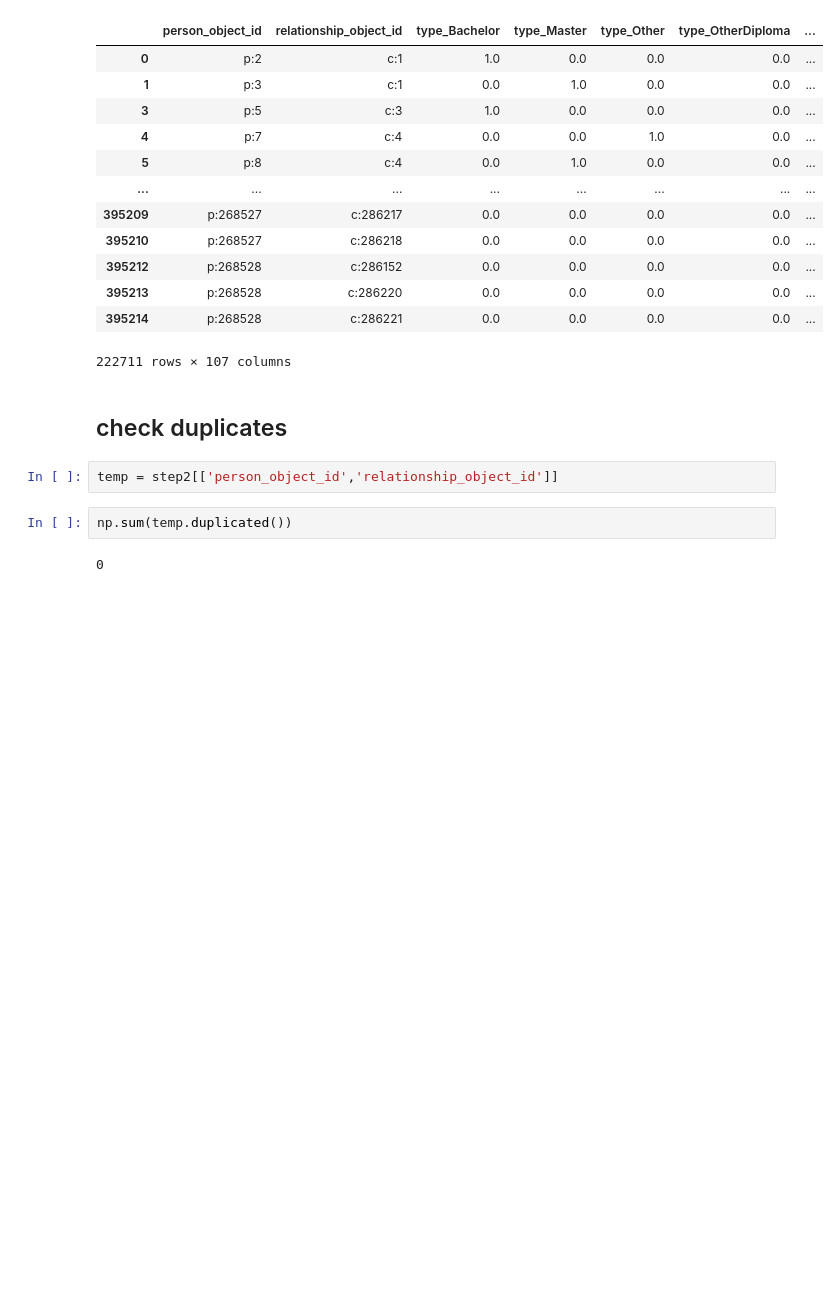
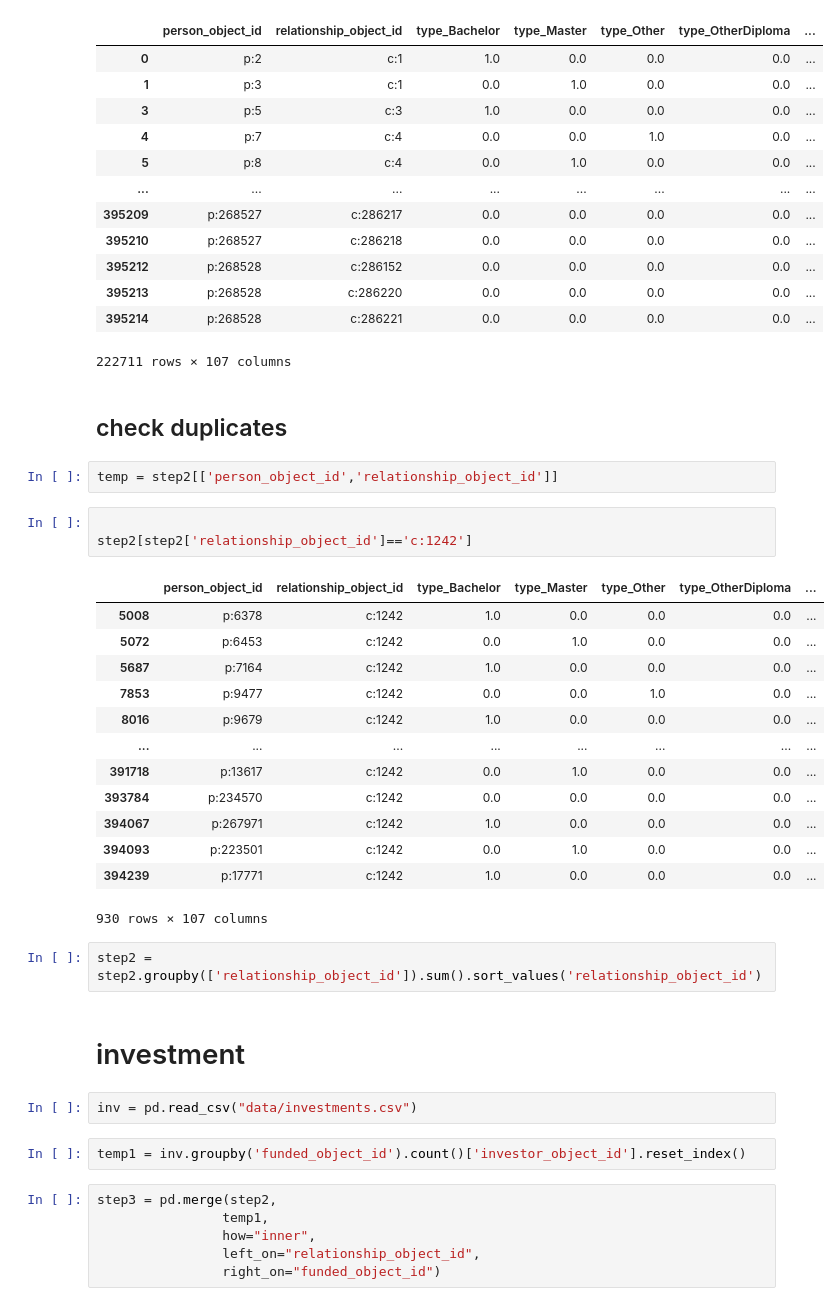
Before and after one commit to Mingxi-Huang/ORIE4740-FinalProject, a Jupyter notebook: create_training_set.ipynb, the cells around one changed output. Saved outputs shown, nothing was run; the diff lists cells and outputs as text; blank space fills up the shorter version.

```diff
--- a/create_training_set.ipynb
+++ b/create_training_set.ipynb
@@ -170,7 +170,34 @@ step2
 ## check duplicates
 # %%
 temp = step2[['person_object_id','relationship_object_id']]
-# %%
-np.sum(temp.duplicated())
-# %% [output]
-0
+# %%
+
+step2[step2['relationship_object_id']=='c:1242']
+# %% [output]
+|  | person_object_id | relationship_object_id | type_Bachelor | type_Master | type_Other | type_OtherDiploma | ... |
+| 5008 | p:6378 | c:1242 | 1.0 | 0.0 | 0.0 | 0.0 | ... |
+| 5072 | p:6453 | c:1242 | 0.0 | 1.0 | 0.0 | 0.0 | ... |
+| 5687 | p:7164 | c:1242 | 1.0 | 0.0 | 0.0 | 0.0 | ... |
+| 7853 | p:9477 | c:1242 | 0.0 | 0.0 | 1.0 | 0.0 | ... |
+| 8016 | p:9679 | c:1242 | 1.0 | 0.0 | 0.0 | 0.0 | ... |
+| ... | ... | ... | ... | ... | ... | ... | ... |
+| 391718 | p:13617 | c:1242 | 0.0 | 1.0 | 0.0 | 0.0 | ... |
+| 393784 | p:234570 | c:1242 | 0.0 | 0.0 | 0.0 | 0.0 | ... |
+| 394067 | p:267971 | c:1242 | 1.0 | 0.0 | 0.0 | 0.0 | ... |
+| 394093 | p:223501 | c:1242 | 0.0 | 1.0 | 0.0 | 0.0 | ... |
+| 394239 | p:17771 | c:1242 | 1.0 | 0.0 | 0.0 | 0.0 | ... |
+930 rows × 107 columns
+# %%
+step2 = step2.groupby(['relationship_object_id']).sum().sort_values('relationship_object_id')
+# %% [markdown]
+# investment
+# %%
+inv = pd.read_csv("data/investments.csv")
+# %%
+temp1 = inv.groupby('funded_object_id').count()['investor_object_id'].reset_index()
+# %%
+step3 = pd.merge(step2,
+                temp1,
+                how="inner",
+                left_on="relationship_object_id",
+                right_on="funded_object_id")
```
Also changed, not shown: parts of 2 cells of this notebook, 1 other file.
